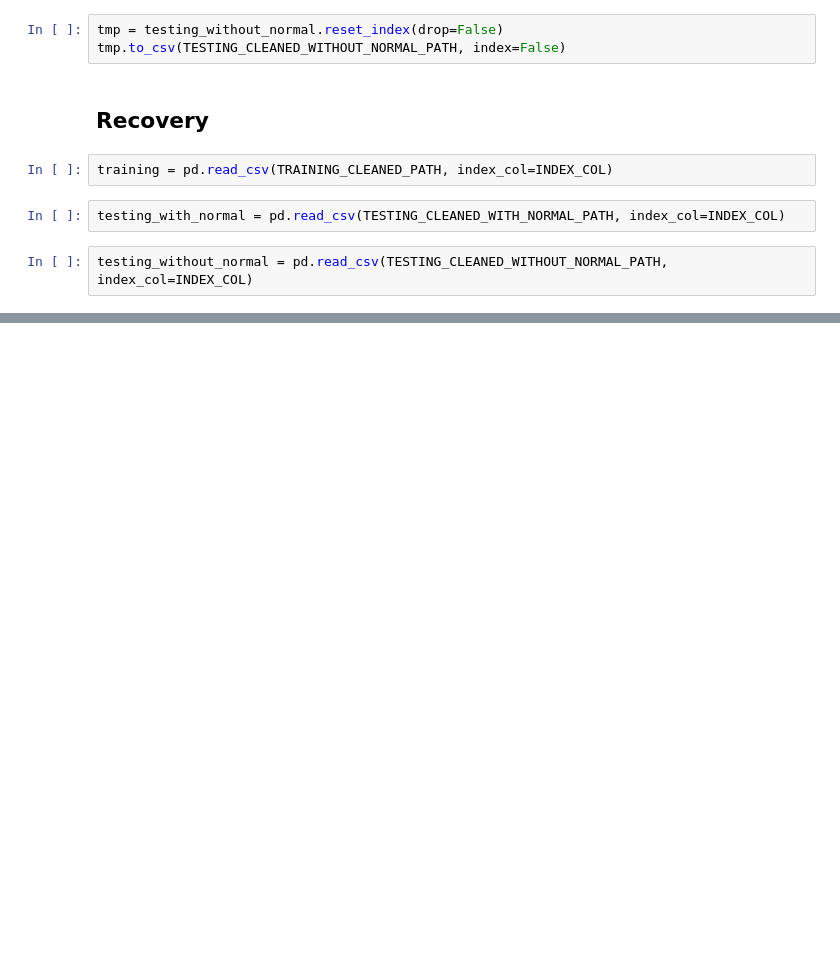
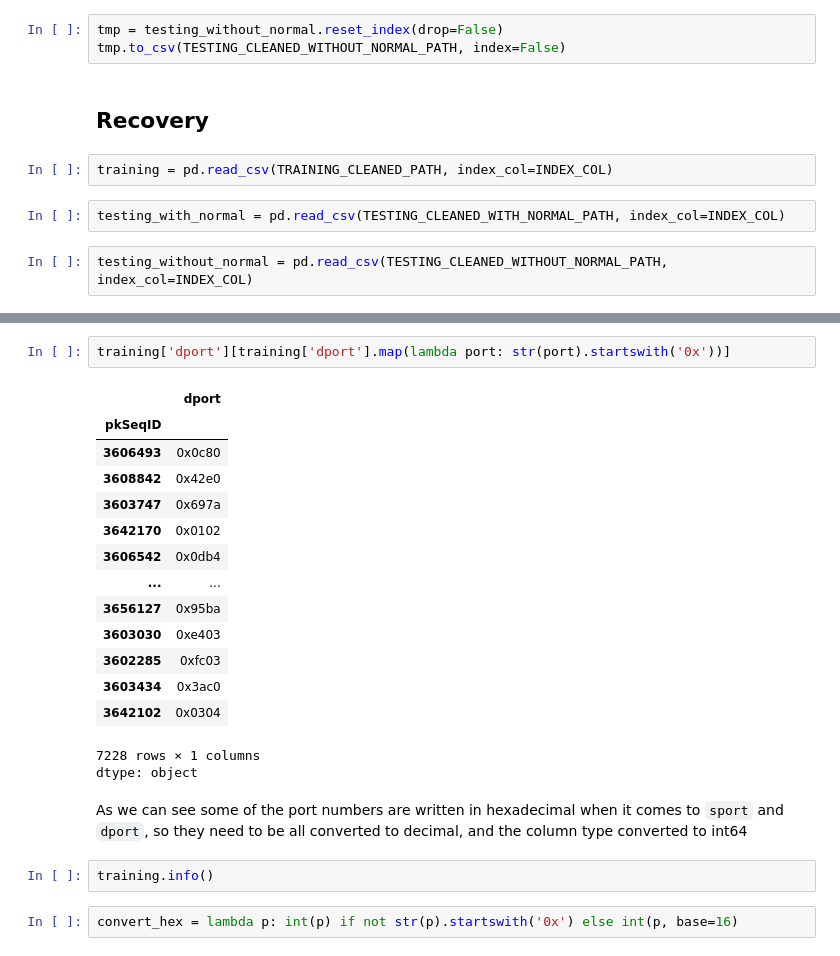
Before and after one commit to merzouka/bds.ml, a Jupyter notebook: eda/eda.ipynb, the cells around one changed output, grey strips where cells are left out. Saved outputs shown, nothing was run; the diff lists cells and outputs as text; blank space fills up the shorter version.

```diff
--- a/eda/eda.ipynb
+++ b/eda/eda.ipynb
@@ -434,0 +473,24 @@ testing_without_normal = pd.read_csv(TESTING_CLEANED_WITHOUT_NORMAL_PATH, index_
+# %%
+training['dport'][training['dport'].map(lambda port: str(port).startswith('0x'))]
+# %% [output]
+|  | dport |
+| pkSeqID |  |
+| 3606493 | 0x0c80 |
+| 3608842 | 0x42e0 |
+| 3603747 | 0x697a |
+| 3642170 | 0x0102 |
+| 3606542 | 0x0db4 |
+| ... | ... |
+| 3656127 | 0x95ba |
+| 3603030 | 0xe403 |
+| 3602285 | 0xfc03 |
+| 3603434 | 0x3ac0 |
+| 3642102 | 0x0304 |
+7228 rows × 1 columns
+dtype: object
+# %% [markdown]
+As we can see some of the port numbers are written in hexadecimal when it comes to `sport` and `dport`, so they need to be all converted to decimal, and the column type converted to int64
+# %%
+training.info()
+# %%
+convert_hex = lambda p: int(p) if not str(p).startswith('0x') else int(p, base=16)
```
Also changed, not shown: parts of 7 cells of this notebook.
